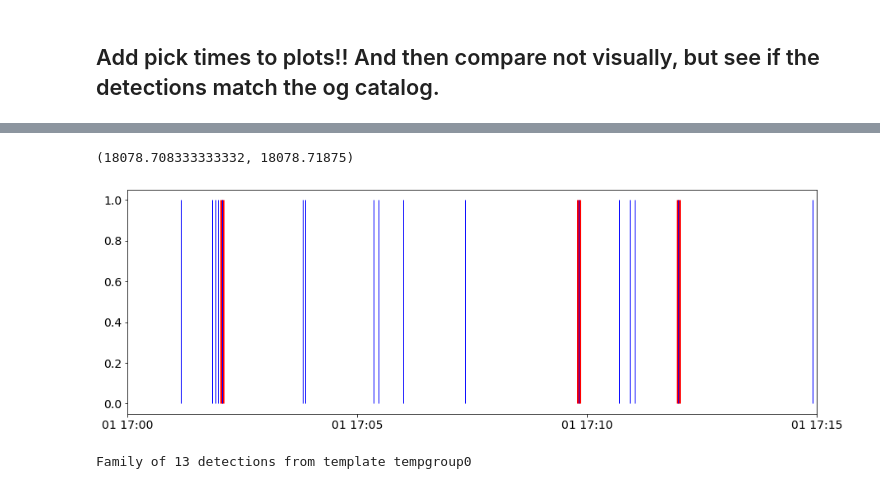
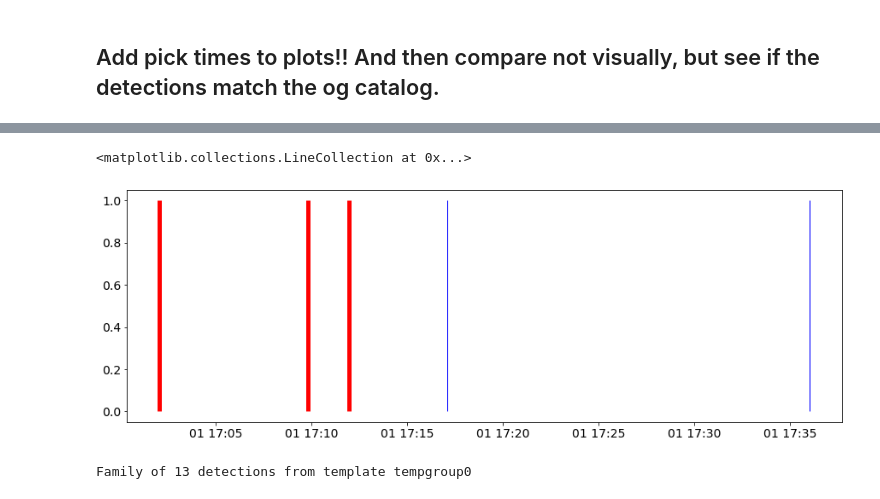
Before and after one commit to zoekrauss/endeavour_clustering, a Jupyter notebook: xcorr_cluster.ipynb, the cells around one changed output, grey strips where cells are left out. Cells and saved outputs as stored; diff of their text form; code cells hidden in the pictures.

```diff
--- a/xcorr_cluster.ipynb
+++ b/xcorr_cluster.ipynb
@@ -351,5 +351,5 @@ client = Client('IRIS')
 t1 = obspy.UTCDateTime("2019-07-01-17")
 t2 = obspy.UTCDateTime("2019-07-01-18")
 
-party,stream = tribe.client_detect(client,t1,t2,threshold=8, threshold_type='MAD',trig_int=1,return_stream=True)
+party,stream = tribe.client_detect(client,t1,t2,threshold=8, threshold_type='MAD',trig_int=1,return_stream=True,cores=2)
 # %% [output]
@@ -383,3 +383,6 @@ print(datetime.datetime.now()-test)
 0:00:16.114384
 # %% [markdown]
 ## Add pick times to plots!! And then compare not visually, but see if the detections match the og catalog.
+# %%
+for p in party:
+    print(p)
@@ -414,16 +436,16 @@ for ind in range(5):
 # %%
 cat_compare =cat.filter("time > 2019-07-01T17",
                   "time < 2019-07-01T18")
 auto_times = [datetime.strptime(str(c.origins[0].time),'%Y-%m-%dT%H:%M:%S.%fZ') for c in cat_compare]
-xcorr_times = [p.detect_time for p in party[0]]
+xcorr_times = [p.detect_time for p in party[2]]
 
 fig, ax = plt.subplots(1, 1,figsize=[15,5])
 ax.vlines(x=auto_times,ymin=0,ymax=1,colors ='r',linewidth=5)
 ax.vlines(x=xcorr_times,ymin=0,ymax=1,colors ='b',linewidth=1)
-ax.set_xlim([datetime(2019,7,1,17),datetime(2019,7,1,17,15)])
+#ax.set_xlim([datetime(2019,7,1,17),datetime(2019,7,1,17,15)])
 # %% [output]
-(18078.708333333332, 18078.71875)
+<matplotlib.collections.LineCollection at 0x...>
-[figure, old version]
+[figure, new version]
 # %%
 party[0]
 # %% [output]
```
Also changed, not shown: parts of 5 cells of this notebook, 1 other file.
